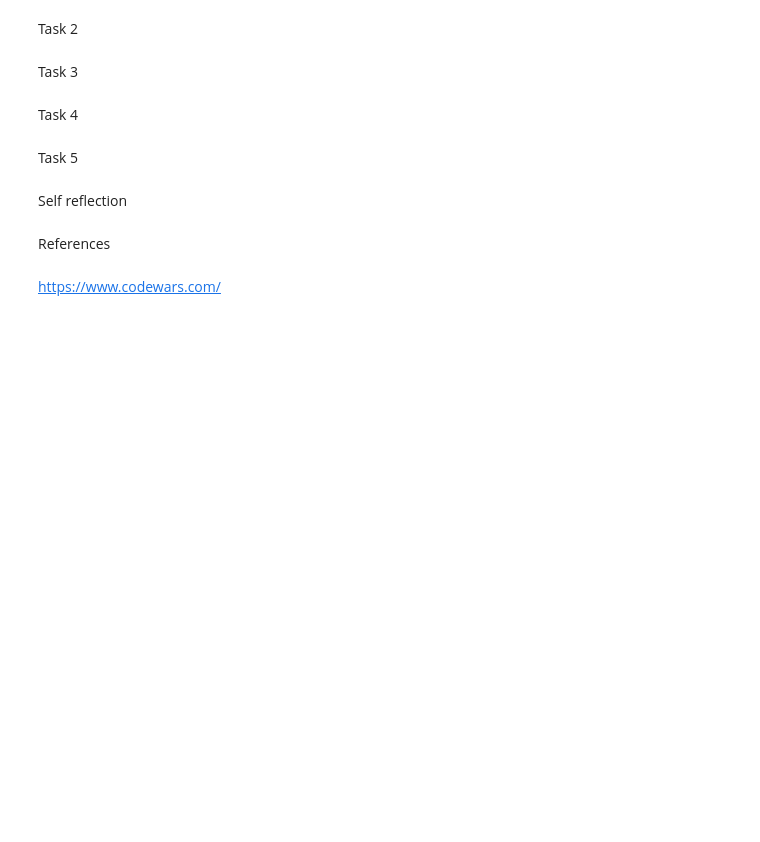
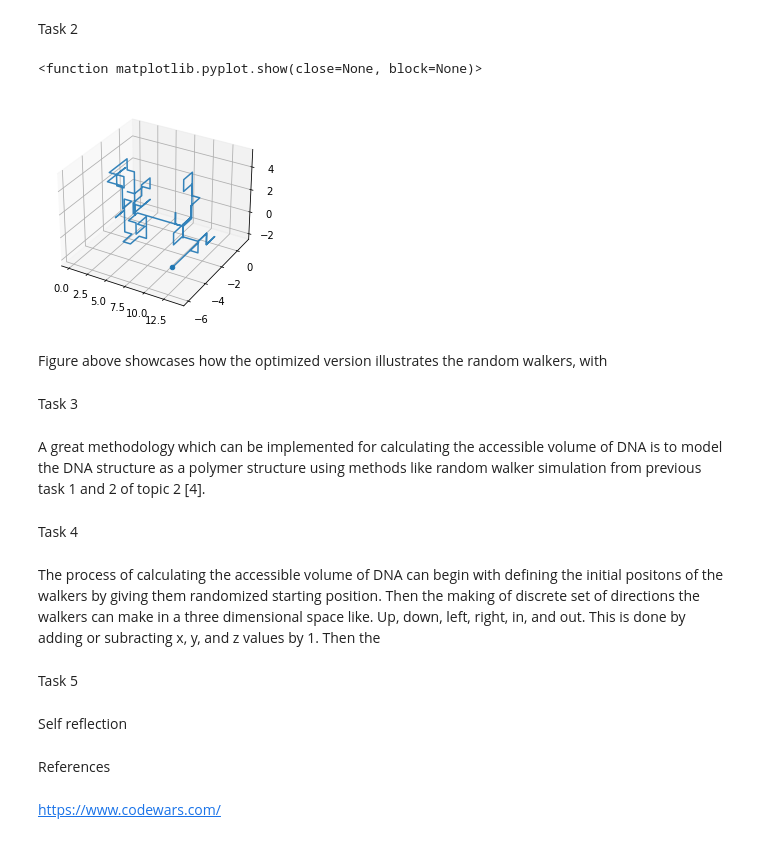
Before and after one commit to baraa-220/project3, a Jupyter notebook: project3.ipynb, the cells around one changed output. Drawn from its saved outputs; the diff is of its cells as text; code cells hidden in the pictures; blank space fills up the shorter version.

```diff
--- a/project3.ipynb
+++ b/project3.ipynb
@@ -204,9 +228,66 @@ def random_walk(number_of_steps,):
 # %% [markdown]
 Task 2
+# %%
+'To make a fast function of random walkers in 3D space we can implement the same method as above but optimize it for speed.'
+
+import numpy as np
+import matplotlib.pyplot as plt
+import random
+
+def randomwalk3D(n):
+    x, y, z = np.zeros(n), np.zeros(n), np.zeros(n) # de
+
+    directions = ["up", "down", "left", "right", "in", "out"] # defining the direction which can be taken in 3d space
+    for i in range(1, n):
+        step = random.choice(directions)  # randomizing steps taken
+
+        if step == "right":
+            x[i] = x[i - 1] + 1
+            y[i] = y[i - 1]
+            z[i] = z[i - 1]
+        elif step == "left":
+            x[i] = x[i - 1] - 1
+            y[i] = y[i - 1]
+            z[i] = z[i - 1]
+        elif step == "up":
+            x[i] = x[i - 1]
+            y[i] = y[i - 1] + 1
+            z[i] = z[i - 1]
+        elif step == "down":
+            x[i] = x[i - 1]
+            y[i] = y[i - 1] - 1
+            z[i] = z[i - 1]
+        elif step == "in":
+            x[i] = x[i - 1]
+            y[i] = y[i - 1]
+            z[i] = z[i - 1] - 1
+        elif step == "out":
+            x[i] = x[i - 1]
+            y[i] = y[i - 1]
+            z[i] = z[i - 1] + 1
+
+    return x, y, z
+
+x_data, y_data, z_data = randomwalk3D(100)
+
+ax = plt.subplot(1, 1, 1, projection='3d')
+ax.plot(x_data, y_data, z_data, alpha=0.9)
+ax.scatter(x_data[-1], y_data[-1], z_data[-1])
+
+plt.show
+# %% [output]
+<function matplotlib.pyplot.show(close=None, block=None)>
+[figure, added]
+# %% [markdown]
+Figure above showcases how the optimized version illustrates the random walkers, with
 # %% [markdown]
 Task 3
+# %% [markdown]
+A great methodology which can be implemented for calculating the accessible volume of DNA is to model the DNA structure as a polymer structure using methods like random walker simulation from previous task 1 and 2 of topic 2 [4].
 # %% [markdown]
 Task 4
+# %% [markdown]
+The process of calculating the accessible volume of DNA can begin with defining the initial positons of the walkers by giving them randomized starting position. Then the making of discrete set of directions the walkers can make in a three dimensional space like. Up, down, left, right, in, and out. This is done by adding or subracting x, y, and z values by 1. Then the
 # %% [markdown]
 Task 5
 # %% [markdown]
```
Also changed, not shown: parts of 3 cells of this notebook, 2 other files.
